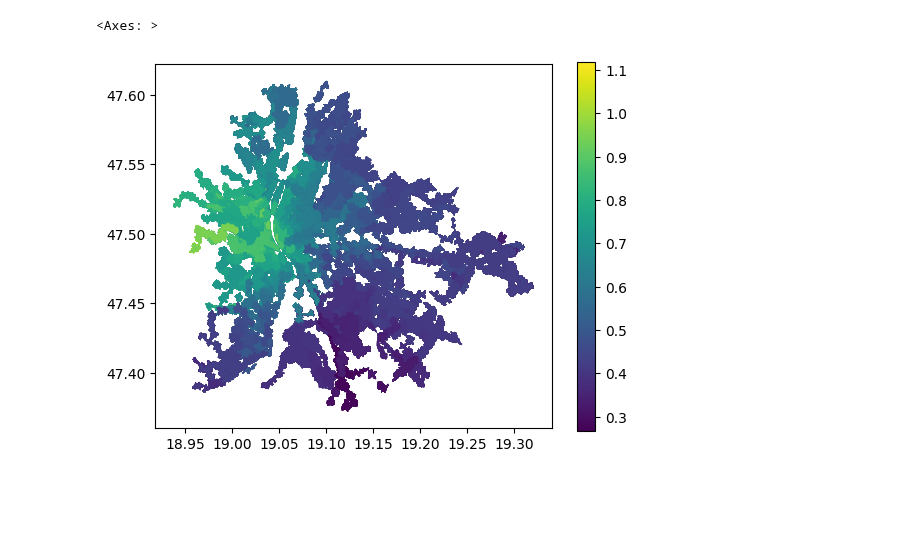
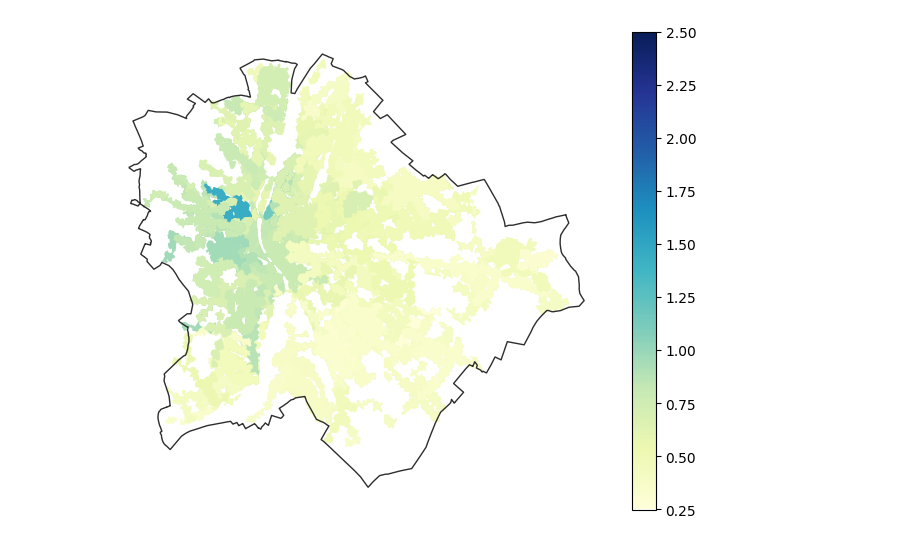
Before and after one commit to ANETILab/stop_accessibility, a Jupyter notebook: notebooks/bp_property_price_gini.ipynb, the cells around one changed output. Saved outputs shown, nothing was run; the diff lists cells and outputs as text; code cells hidden in the pictures; blank space fills up the shorter version.

```diff
--- a/notebooks/bp_property_price_gini.ipynb
+++ b/notebooks/bp_property_price_gini.ipynb
@@ -26,3 +33,4 @@ pp = pp[["geometry", "norm_price"]].copy()
 # %%
-sgfw = gpd.read_file(f"../output/{CITY}/{VERSION}/stop_geometries_from_walk.geojson")
-sgfw = sgfw.sjoin(pp).drop("index_right", axis=1)
+sgfw_raw = gpd.read_file(
+    f"../output/{CITY}/{VERSION}/stop_geometries_from_walk.geojson"
+)
@@ -28,0 +47,7 @@ sgfw = sgfw.sjoin(pp).drop("index_right", axis=1)
+# %%
+points_in_bp = pp[pp["geometry"].intersects(bp.geometry[0])]
+points_in_area = sgfw_raw.sjoin(pp).drop_duplicates("index_right")
+
+print(len(pp))
+print(points_in_bp.shape[0])
+print(points_in_area.shape[0])
@@ -28,0 +58,13 @@ sgfw = sgfw.sjoin(pp).drop("index_right", axis=1)
+# %%
+labels = [
+    f"${f:0.2f}-{t:0.12}$"
+    for f, t in zip(np.arange(0.25, 2.6, 0.25)[:-1], np.arange(0.25, 2.6, 0.25)[1:])
+]
+filtered_pp = points_in_area[points_in_area["norm_price"].between(0.25, 2.5)].copy()
+filtered_pp["Real estate price"] = pd.cut(
+    filtered_pp["norm_price"],
+    bins=np.arange(0.25, 2.6, 0.25),
+    labels=labels,
+    right=False,
+    include_lowest=True,
+)
@@ -28,0 +75,2 @@ sgfw = sgfw.sjoin(pp).drop("index_right", axis=1)
+# %%
+sgfw = filtered_pp.drop("Real estate price", axis=1).copy()
@@ -29,12 +99,15 @@ sgfw = sgfw.sjoin(pp).drop("index_right", axis=1)
 # %%
 mean_price = sgfw.groupby(["stop_id"])["norm_price"].mean()
 # %%
+fig, ax = plt.subplots(figsize=(6, 5), layout="constrained")
 sgfw.drop("norm_price", axis=1).drop_duplicates("stop_id").merge(
     mean_price, on="stop_id"
-).plot(column="norm_price", legend=True)
+).plot(column="norm_price", legend=True, cmap="YlGnBu", ax=ax, vmin=0.25, vmax=2.5)
+bp.plot(ax=ax, fc="none", ec="#2d2d2d")
+ax.axis("off")
+ax.margins(0.05)
 # %% [output]
-<Axes: >
-[figure, old version]
+[figure, new version]
 # %%
 with open(f"../data/stops/{CITY}/{VERSION}/accessible_stops.json", "r") as fp:
     accessible_stops = json.load(fp)
```
Also changed, not shown: parts of 6 cells of this notebook.
